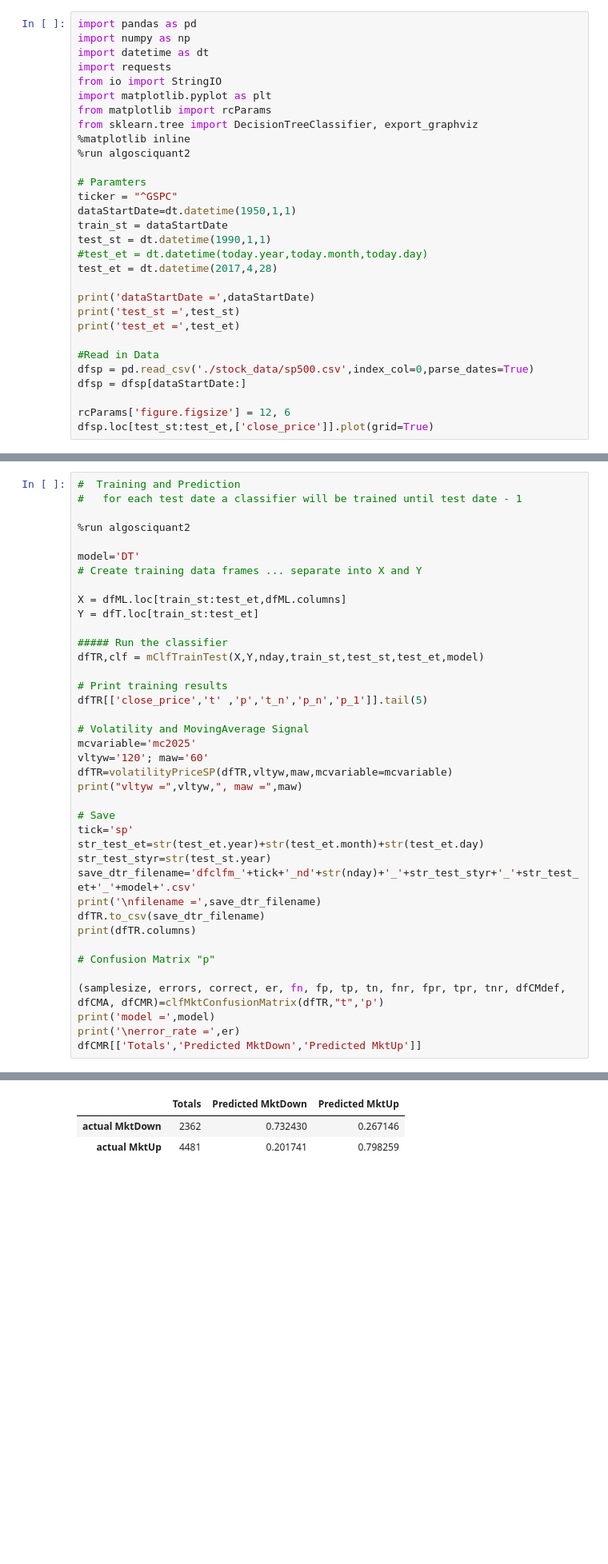
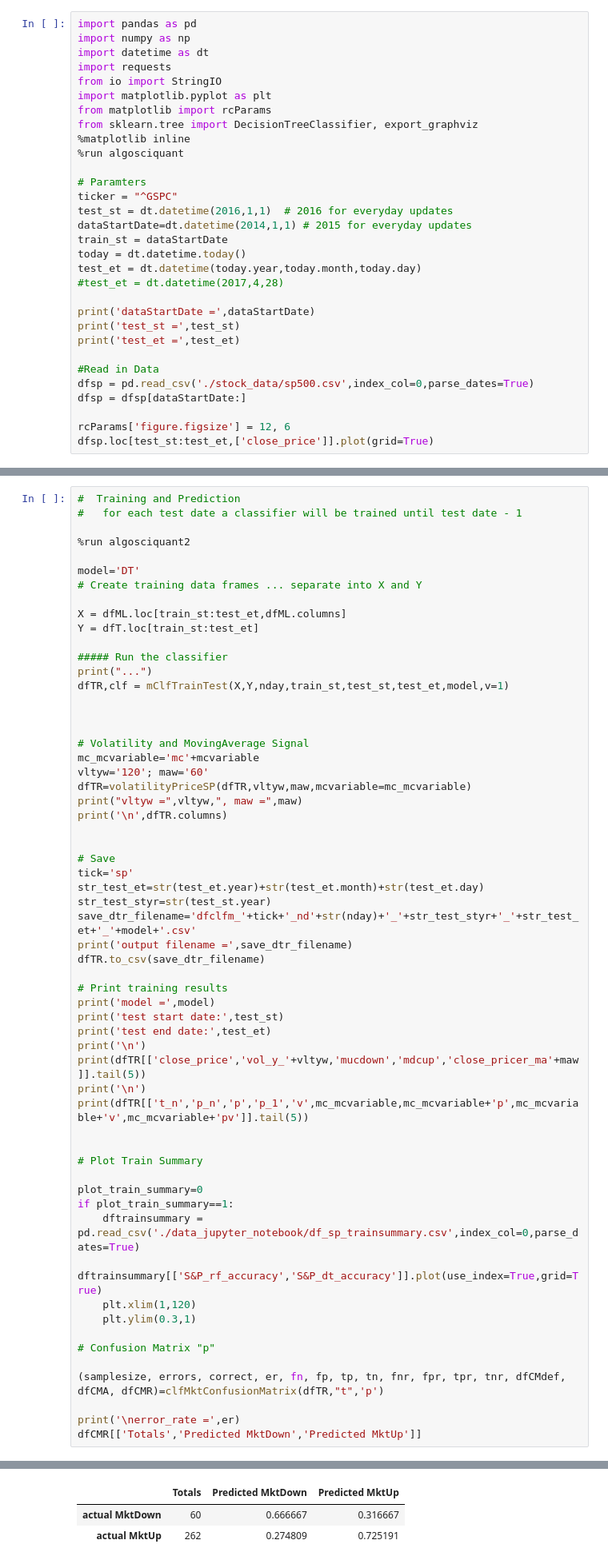
Before and after one commit to algosci/algosciquant, a Jupyter notebook: S&P Mkt Cycle.ipynb, the cells around one changed output, grey strips where cells are left out. Shown at 80% size. Saved outputs shown, nothing was run; the diff lists cells and outputs as text; blank space fills up the shorter version.

```diff
--- a/S&P Mkt Cycle.ipynb
+++ b/S&P Mkt Cycle.ipynb
@@ -15,15 +32,16 @@ import matplotlib.pyplot as plt
 from matplotlib import rcParams
 from sklearn.tree import DecisionTreeClassifier, export_graphviz
 %matplotlib inline
-%run algosciquant2
+%run algosciquant
 
 # Paramters
 ticker = "^GSPC"
-dataStartDate=dt.datetime(1950,1,1)
+test_st = dt.datetime(2016,1,1)  # 2016 for everyday updates
+dataStartDate=dt.datetime(2014,1,1) # 2015 for everyday updates
 train_st = dataStartDate
-test_st = dt.datetime(1990,1,1)
-#test_et = dt.datetime(today.year,today.month,today.day)
-test_et = dt.datetime(2017,4,28)
+today = dt.datetime.today()
+test_et = dt.datetime(today.year,today.month,today.day)
+#test_et = dt.datetime(2017,4,28)
 
 print('dataStartDate =',dataStartDate)
 print('test_st =',test_st)
@@ -235,30 +208,50 @@ X = dfML.loc[train_st:test_et,dfML.columns]
 Y = dfT.loc[train_st:test_et]
 
 ##### Run the classifier
-dfTR,clf = mClfTrainTest(X,Y,nday,train_st,test_st,test_et,model)
+print("...")
+dfTR,clf = mClfTrainTest(X,Y,nday,train_st,test_st,test_et,model,v=1)
 
-# Print training results
-dfTR[['close_price','t' ,'p','t_n','p_n','p_1']].tail(5)
+
 
 # Volatility and MovingAverage Signal
-mcvariable='mc2025'
+mc_mcvariable='mc'+mcvariable
 vltyw='120'; maw='60'
-dfTR=volatilityPriceSP(dfTR,vltyw,maw,mcvariable=mcvariable)
+dfTR=volatilityPriceSP(dfTR,vltyw,maw,mcvariable=mc_mcvariable)
 print("vltyw =",vltyw,", maw =",maw)
+print('\n',dfTR.columns)
+
 
 # Save
 tick='sp'
 str_test_et=str(test_et.year)+str(test_et.month)+str(test_et.day)
 str_test_styr=str(test_st.year)
 save_dtr_filename='dfclfm_'+tick+'_nd'+str(nday)+'_'+str_test_styr+'_'+str_test_et+'_'+model+'.csv'
-print('\nfilename =',save_dtr_filename)
+print('output filename =',save_dtr_filename)
 dfTR.to_csv(save_dtr_filename)
-print(dfTR.columns)
+
+# Print training results
+print('model =',model)
+print('test start date:',test_st)
+print('test end date:',test_et)
+print('\n')
+print(dfTR[['close_price','vol_y_'+vltyw,'mucdown','mdcup','close_pricer_ma'+maw]].tail(5))
+print('\n')
+print(dfTR[['t_n','p_n','p','p_1','v',mc_mcvariable,mc_mcvariable+'p',mc_mcvariable+'v',mc_mcvariable+'pv']].tail(5))
+
+
+# Plot Train Summary
+
+plot_train_summary=0
+if plot_train_summary==1:
+    dftrainsummary = pd.read_csv('./data_jupyter_notebook/df_sp_trainsummary.csv',index_col=0,parse_dates=True)
+    dftrainsummary[['S&P_rf_accuracy','S&P_dt_accuracy']].plot(use_index=True,grid=True)
+    plt.xlim(1,120)
+    plt.ylim(0.3,1)
 
 # Confusion Matrix "p"
 
 (samplesize, errors, correct, er, fn, fp, tp, tn, fnr, fpr, tpr, tnr, dfCMdef, dfCMA, dfCMR)=clfMktConfusionMatrix(dfTR,"t",'p')
-print('model =',model)
+
 print('\nerror_rate =',er)
 dfCMR[['Totals','Predicted MktDown','Predicted MktUp']]
 # %% [output]
@@ -282,3 +275,3 @@ error_rate = 0.22930583793203602
 |  | Totals | Predicted MktDown | Predicted MktUp |
-| actual MktDown | 2362 | 0.732430 | 0.267146 |
-| actual MktUp | 4481 | 0.201741 | 0.798259 |
+| actual MktDown | 60 | 0.666667 | 0.316667 |
+| actual MktUp | 262 | 0.274809 | 0.725191 |
```
Also changed, not shown: parts of 17 cells of this notebook, 5 other files.
